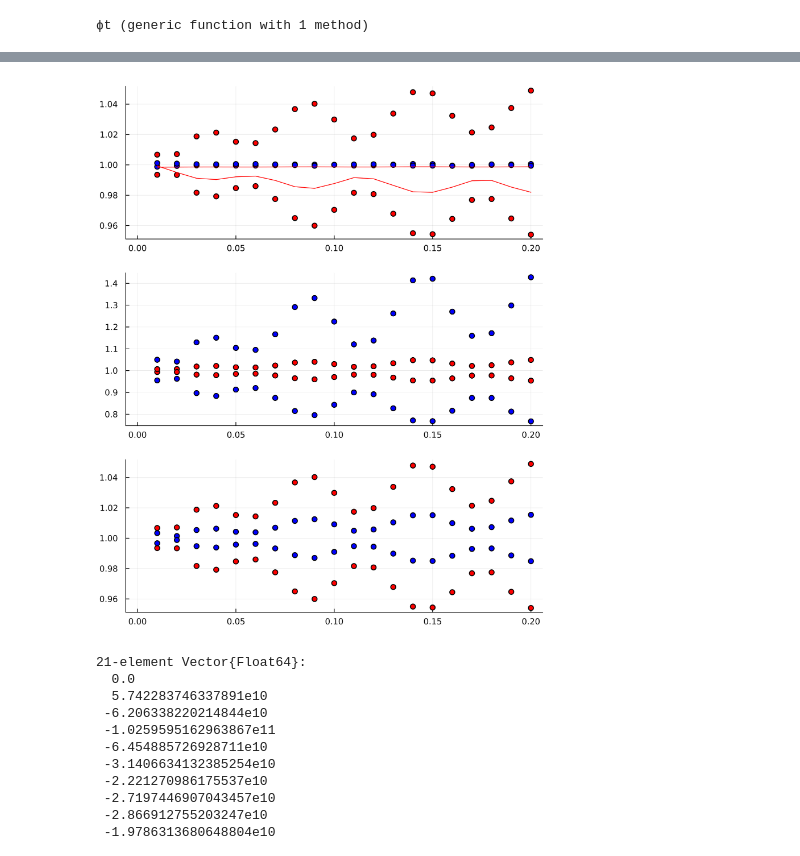
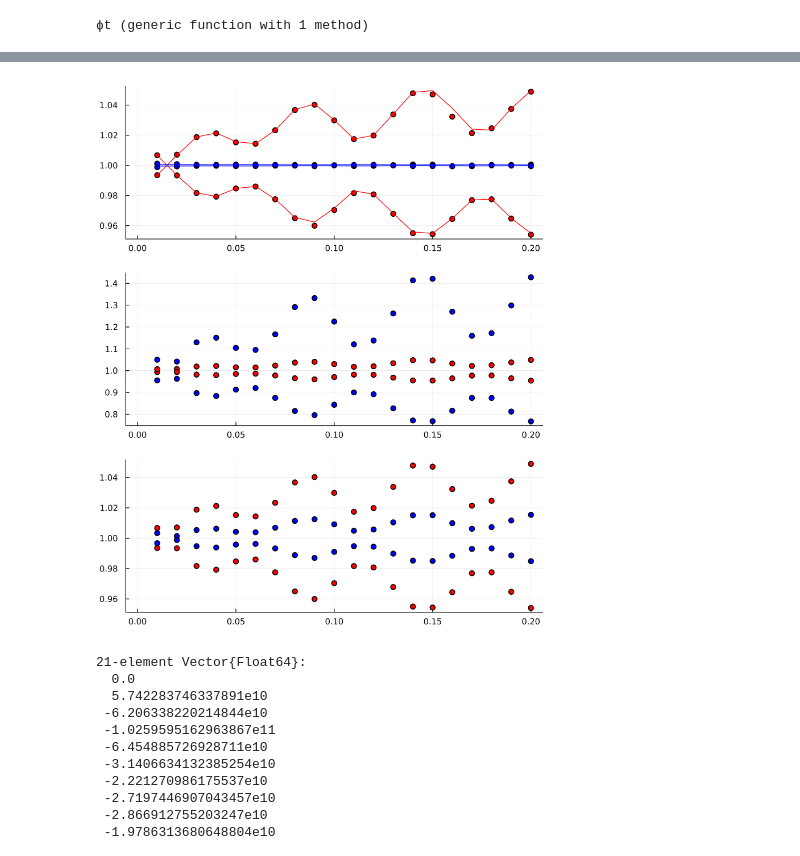
Before and after one commit to ladosamushia/BispectrumAP, a Jupyter notebook: BAOplots.ipynb, the cells around one changed output, grey strips where cells are left out. Saved outputs shown, nothing was run; the diff lists cells and outputs as text; code cells hidden in the pictures.

```diff
--- a/BAOplots.ipynb
+++ b/BAOplots.ipynb
@@ -258,26 +258,58 @@ B40ap = b40equi(kgrid, kgrid, kgrid, 1.01, 1.00);
 B40am = b40equi(kgrid, kgrid, kgrid, 0.99, 1.00);
 B40ep = b40equi(kgrid, kgrid, kgrid, 1.00, 1.01);
 B40em = b40equi(kgrid, kgrid, kgrid, 1.00, 0.99);
+# %%
+# log derivatives
+dB00k1 = (b00equi(kgrid*(1 + 1e-6), kgrid, kgrid, 1.00, 1.00) .- b00equi(kgrid, kgrid, kgrid, 1.00, 1.00))/1e-6;
+dB00k2 = (b00equi(kgrid, kgrid*(1 + 1e-6), kgrid, 1.00, 1.00) .- b00equi(kgrid, kgrid, kgrid, 1.00, 1.00))/1e-6;
+dB00k3 = (b00equi(kgrid, kgrid, kgrid*(1 + 1e-6), 1.00, 1.00) .- b00equi(kgrid, kgrid, kgrid, 1.00, 1.00))/1e-6;
+dB20k1 = (b20equi(kgrid*(1 + 1e-6), kgrid, kgrid, 1.00, 1.00) .- b20equi(kgrid, kgrid, kgrid, 1.00, 1.00))/1e-6;
+dB20k2 = (b20equi(kgrid, kgrid*(1 + 1e-6), kgrid, 1.00, 1.00) .- b20equi(kgrid, kgrid, kgrid, 1.00, 1.00))/1e-6;
+dB20k3 = (b20equi(kgrid, kgrid, kgrid*(1 + 1e-6), 1.00, 1.00) .- b20equi(kgrid, kgrid, kgrid, 1.00, 1.00))/1e-6;
 # %%
 scatter(kgrid, B00fid./B00ap, label=:none, color=:red, layout=(3,1), size=(650, 800), dpi=300, subplot=1)
 scatter!(kgrid, B00fid./B00am, label=:none, color=:red, subplot=1)
 scatter!(kgrid, B00fid./B00ep, label=:none, color=:blue, subplot=1)
 scatter!(kgrid, B00fid./B00em, label=:none, color=:blue, subplot=1)
 αV = 1.01; ϵ=1.00
 δαV = 1 - αV; δϵ = 1 - ϵ
-B00th = B00fid .+ dB00k1*(1.5*δαV +0.75*δϵ*0.33) + dB00k2*(1.5*(-0.36)*δαV + 0.75*δϵ*1.04) + dB00k3*((1.5)*(-0.65)*δαV + 0.75*δϵ*(-0.05))
+B00th = B00fid .+ dB00k1*δαV + dB00k2*δαV + dB00k3*δαV + dB20k1*δϵ/sqrt(5) + dB20k2*δϵ/8/sqrt(5) + dB20k3*δϵ/8/sqrt(5) + B20fid*δϵ*3/sqrt(5)
+plot!(kgrid, B00fid./B00th, label=:none, color=:red, subplot=1)
+αV = 0.99; ϵ=1.00
+δαV = 1 - αV; δϵ = 1 - ϵ
+B00th = B00fid .+ dB00k1*δαV + dB00k2*δαV + dB00k3*δαV + dB20k1*δϵ/sqrt(5) + dB20k2*δϵ/8/sqrt(5) + dB20k3*δϵ/8/sqrt(5)  + B20fid*δϵ*3/sqrt(5)
 plot!(kgrid, B00fid./B00th, label=:none, color=:red, subplot=1)
 αV = 1.00; ϵ=1.01
 δαV = 1 - αV; δϵ = 1 - ϵ
-B00th = B00fid .+ dB00k1*(1.5*δαV +0.75*δϵ*0.33) + dB00k2*(1.5*(-0.36)*δαV + 0.75*δϵ*1.04) + dB00k3*((1.5)*(-0.65)*δαV + 0.75*δϵ*(-0.05))
-plot!(kgrid, B00fid./B00th, label=:none, color=:red, subplot=1)
+B00th = B00fid .+ dB00k1*δαV + dB00k2*δαV + dB00k3*δαV + dB20k1*δϵ/sqrt(5) + dB20k2*δϵ/8/sqrt(5) + dB20k3*δϵ/8/sqrt(5)  + B20fid*δϵ*3/sqrt(5)
+plot!(kgrid, B00fid./B00th, label=:none, color=:blue, subplot=1)
+αV = 1.00; ϵ=0.99
+δαV = 1 - αV; δϵ = 1 - ϵ
+B00th = B00fid .+ dB00k1*δαV + dB00k2*δαV + dB00k3*δαV + dB20k1*δϵ/sqrt(5) + dB20k2*δϵ/8/sqrt(5) + dB20k3*δϵ/8/sqrt(5)  + B20fid*δϵ*3/sqrt(5)
+plot!(kgrid, B00fid./B00th, label=:none, color=:blue, subplot=1)
 scatter!(kgrid, B20fid./B20ap, label=:none, color=:red, subplot=2)
 scatter!(kgrid, B20fid./B20am, label=:none, color=:red, subplot=2)
 scatter!(kgrid, B20fid./B20ep, label=:none, color=:blue, subplot=2)
 scatter!(kgrid, B20fid./B20em, label=:none, color=:blue, subplot=2)
+αV = 1.01; ϵ=1.00
+δαV = 1 - αV; δϵ = 1 - ϵ
+B20th = B20fid .+ dB00k1*δαV + dB00k2*δαV + dB00k3*δαV + dB20k1*δϵ/sqrt(5) + dB20k2*δϵ/8/sqrt(5) + dB20k3*δϵ/8/sqrt(5) + B20fid*δϵ*3/sqrt(5)
+plot!(kgrid, B00fid./B00th, label=:none, color=:red, subplot=1)
+αV = 0.99; ϵ=1.00
+δαV = 1 - αV; δϵ = 1 - ϵ
+B20th = B00fid .+ dB00k1*δαV + dB00k2*δαV + dB00k3*δαV + dB20k1*δϵ/sqrt(5) + dB20k2*δϵ/8/sqrt(5) + dB20k3*δϵ/8/sqrt(5)  + B20fid*δϵ*3/sqrt(5)
+plot!(kgrid, B00fid./B00th, label=:none, color=:red, subplot=1)
+αV = 1.00; ϵ=1.01
+δαV = 1 - αV; δϵ = 1 - ϵ
+B20th = B00fid .+ dB00k1*δαV + dB00k2*δαV + dB00k3*δαV + dB20k1*δϵ/sqrt(5) + dB20k2*δϵ/8/sqrt(5) + dB20k3*δϵ/8/sqrt(5)  + B20fid*δϵ*3/sqrt(5)
+plot!(kgrid, B00fid./B00th, label=:none, color=:blue, subplot=1)
+αV = 1.00; ϵ=0.99
+δαV = 1 - αV; δϵ = 1 - ϵ
+B20th = B20fid .+ dB20k1*δαV + dB20k2*δαV + dB20k3*δαV + dB20k1*δϵ/sqrt(5) + dB20k2*δϵ/8/sqrt(5) + dB20k3*δϵ/8/sqrt(5)  + B20fid*δϵ*3/sqrt(5)
+plot!(kgrid, B00fid./B00th, label=:none, color=:blue, subplot=1)
 scatter!(kgrid, B40fid./B40ap, label=:none, color=:red, subplot=3)
 scatter!(kgrid, B40fid./B40am, label=:none, color=:red, subplot=3)
 scatter!(kgrid, B40fid./B40ep, label=:none, color=:blue, subplot=3)
 scatter!(kgrid, B40fid./B40em, label=:none, color=:blue, subplot=3)
 # %% [output]
-[figure, old version]
+[figure, new version]
```
Also changed, not shown: parts of 2 cells of this notebook.
